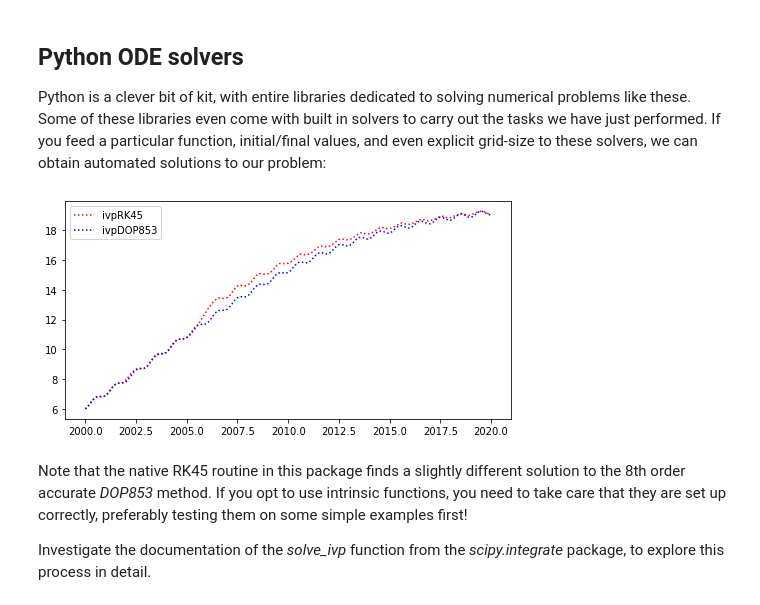
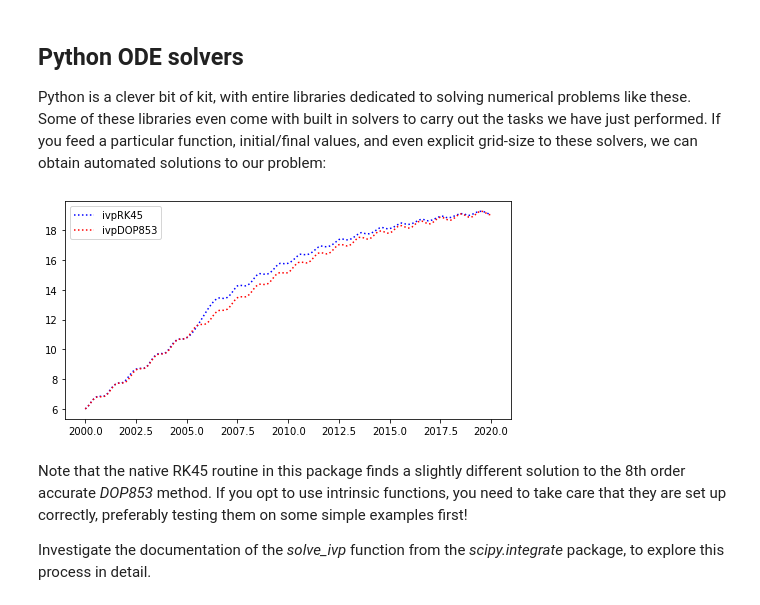
Before and after one commit to jwt104/MAT301_python_notebooks, a Jupyter notebook: MAT301_DifferentialEquationSolving2.ipynb, the cells around one changed output. Saved outputs shown, nothing was run; the diff lists cells and outputs as text; code cells hidden in the pictures.

```diff
--- a/MAT301_DifferentialEquationSolving2.ipynb
+++ b/MAT301_DifferentialEquationSolving2.ipynb
@@ -287,7 +288,7 @@ This time though, you can see that $f_3(x,y)$ now contains terms that depend on
 
 Now that we're more familiar with how to implement RK4 numerically, we'll simply move on to define our function representing $f_3(x,y)$ and let the code evaluate the coefficients:
 # %%
-def nonlin_oscfun(x,y):
-    ftw=0.2*y-0.01*y*y+np.sin(2*np.math.pi*x)
+def nlo_fun(x, y):
+    ftw = 0.2 * y - 0.01 * y * y + np.sin(2 * np.math.pi * x)
     return ftw
 # %%
@@ -341,16 +342,16 @@ df
 Python is a clever bit of kit, with entire libraries dedicated to solving numerical problems like these. Some of these libraries even come with built in solvers to carry out the tasks we have just performed. If you feed a particular function, initial/final values, and even explicit grid-size to these solvers, we can obtain automated solutions to our problem:
 # %%
 from scipy.integrate import solve_ivp
-sol = solve_ivp(nonlin_oscfun, [t_start, t_end], [6.0], t_eval=t)
-sol2 = solve_ivp(nonlin_oscfun, [t_start, t_end], [6.0],  method='DOP853', t_eval=t)
+sol = solve_ivp(nlo_fun, [t_start, t_end], [6.0], t_eval=t)
+sol2 = solve_ivp(nlo_fun, [t_start, t_end], [6.0],  method='DOP853', t_eval=t)
 # %%
 fig3 = plt.figure(figsize=(8,4))
-plt.plot(sol.t,sol.y[0],'b:',color='red',label='ivpRK45')
-plt.plot(sol2.t,sol2.y[0],'b:',color='blue',label='ivpDOP853')
+plt.plot(sol.t,sol.y[0],'b:',label='ivpRK45')
+plt.plot(sol2.t,sol2.y[0],'r:',label='ivpDOP853')
 plt.legend(loc='best')
 plt.show()
 # %% [output]
-[figure, old version]
+[figure, new version]
 # %% [markdown]
 Note that the native RK45 routine in this package finds a slightly different solution to the 8th order accurate *DOP853* method. If you opt to use intrinsic functions, you need to take care that they are set up correctly, preferably testing them on some simple examples first!
 
```
Also changed, not shown: parts of 17 cells of this notebook, 4 other files.
